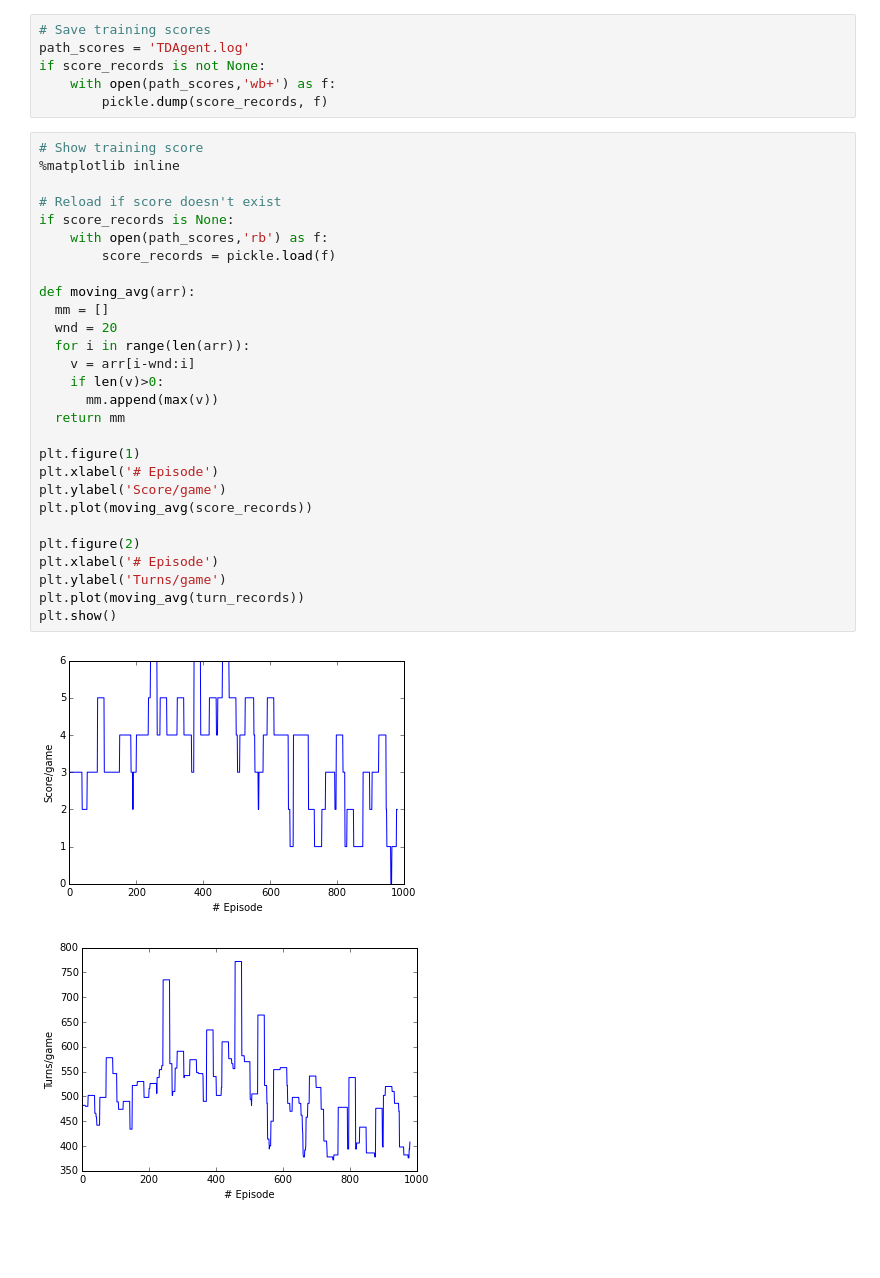
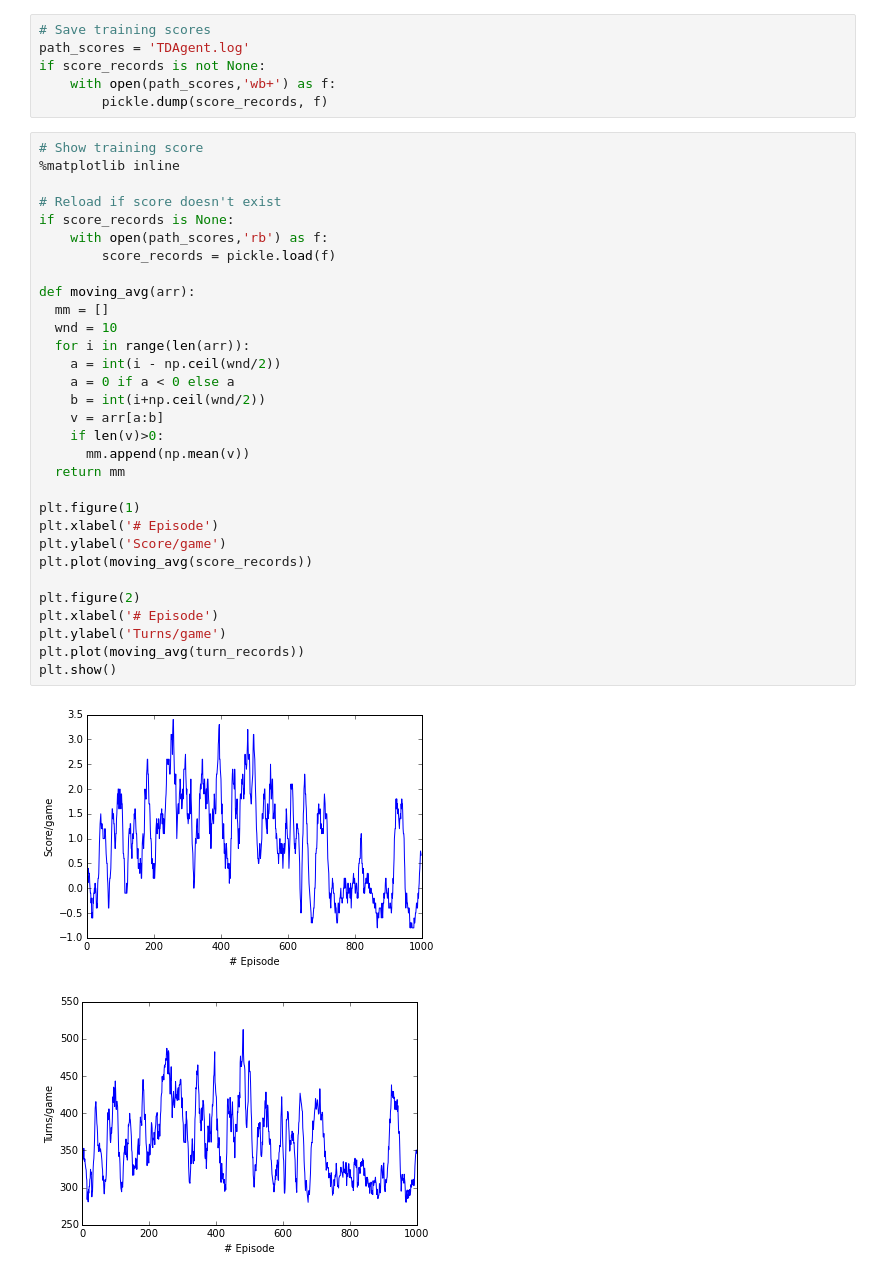
Before and after one commit to tao-pr/classic-doom-bot, a Jupyter notebook: baseline/Temporal-Difference Doom.ipynb, the cells around one changed output. Saved outputs shown, nothing was run; the diff lists cells and outputs as text; blank space fills up the shorter version.

```diff
--- a/baseline/Temporal-Difference Doom.ipynb
+++ b/baseline/Temporal-Difference Doom.ipynb
@@ -222,31 +222,34 @@ if score_records is not None:
 # %%
 # Show training score
 %matplotlib inline
 
 # Reload if score doesn't exist
 if score_records is None:
     with open(path_scores,'rb') as f:
         score_records = pickle.load(f)
 
 def moving_avg(arr):
   mm = []
-  wnd = 20
+  wnd = 10
   for i in range(len(arr)):
-    v = arr[i-wnd:i]
+    a = int(i - np.ceil(wnd/2))
+    a = 0 if a < 0 else a
+    b = int(i+np.ceil(wnd/2))
+    v = arr[a:b]
     if len(v)>0:
-      mm.append(max(v))
+      mm.append(np.mean(v))
   return mm
 
 plt.figure(1)
 plt.xlabel('# Episode')
 plt.ylabel('Score/game')
 plt.plot(moving_avg(score_records))
 
 plt.figure(2)
 plt.xlabel('# Episode')
 plt.ylabel('Turns/game')
 plt.plot(moving_avg(turn_records))
 plt.show()
 # %% [output]
-[figure, old version]
+[figure, new version]
-[figure, old version]
+[figure, new version]
```
Also changed, not shown: 1 other file.
